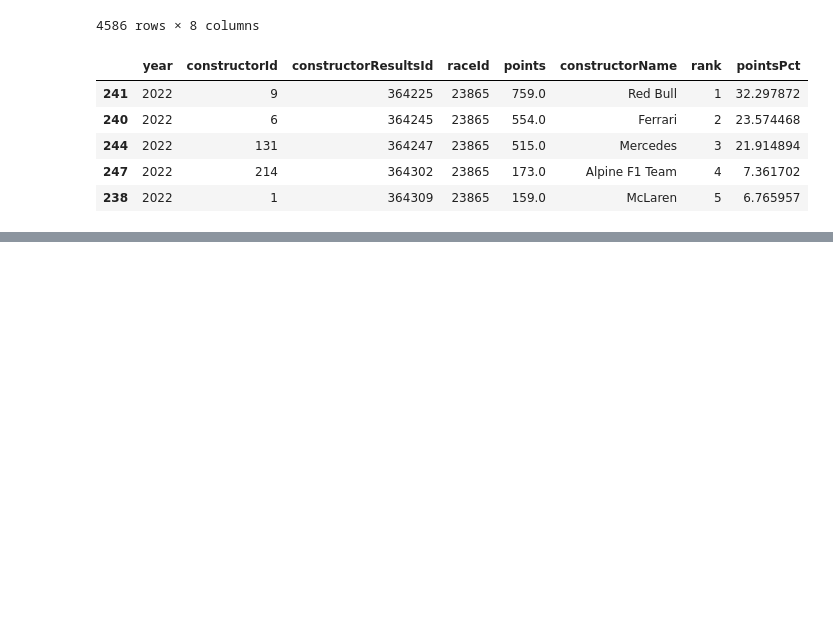
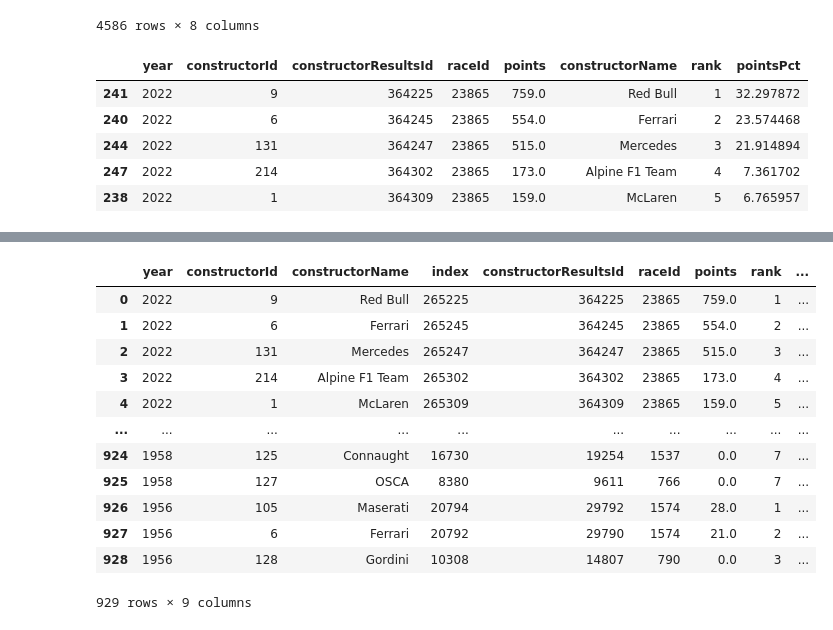
Before and after one commit to FarhatAdam/f1_pt_distribution, a Jupyter notebook: constructor_formatting.ipynb, the cells around one changed output, grey strips where cells are left out. Cells and saved outputs as stored; diff of their text form; code cells hidden in the pictures; blank space fills up the shorter version.

```diff
--- a/constructor_formatting.ipynb
+++ b/constructor_formatting.ipynb
@@ -151,0 +122,6 @@ constructor_names = dict(zip(constructors.constructorId, constructors.name))
+# %%
+allYears = with_years.copy().reset_index()
+allYears = allYears
+
+allYears['constructorName'] = allYears['constructorId'].map(constructor_names)
+allYears
@@ -203,0 +231,3 @@ YNPct = constructor_pts_year['year','constructorName','pointsPct']
+# %%
+allYears_pts = pd.DataFrame(allYears.groupby(['year','constructorId','constructorName']).sum('points').reset_index())
+allYears_pts
@@ -203,0 +248,28 @@ YNPct = constructor_pts_year['year','constructorName','pointsPct']
+# %%
+allYears_pts['year'] = allYears_pts['year'].astype('category')
+allYears_pts["rank"] = allYears_pts.groupby(['year'])["points"].rank(method="dense", ascending=False)
+allYears_pts["rank"] = allYears_pts['rank'].astype('int')
+
+
+allYears_pts['pointsPct']= (allYears_pts['points'] / allYears_pts.groupby('year')['points'].transform('sum') * 100)
+allYears_pts['pointsPct']= allYears_pts['pointsPct']
+
+allYears_pts = allYears_pts.sort_values(['year','points'], ascending=False).reset_index(drop=True)
+
+#allYears_pts.to_csv('transformed_data/allYears_pts.csv')
+# %%
+allYears_pts
+# %% [output]
+|  | year | constructorId | constructorName | index | constructorResultsId | raceId | points | rank | ... |
+| 0 | 2022 | 9 | Red Bull | 265225 | 364225 | 23865 | 759.0 | 1 | ... |
+| 1 | 2022 | 6 | Ferrari | 265245 | 364245 | 23865 | 554.0 | 2 | ... |
+| 2 | 2022 | 131 | Mercedes | 265247 | 364247 | 23865 | 515.0 | 3 | ... |
+| 3 | 2022 | 214 | Alpine F1 Team | 265302 | 364302 | 23865 | 173.0 | 4 | ... |
+| 4 | 2022 | 1 | McLaren | 265309 | 364309 | 23865 | 159.0 | 5 | ... |
+| ... | ... | ... | ... | ... | ... | ... | ... | ... | ... |
+| 924 | 1958 | 125 | Connaught | 16730 | 19254 | 1537 | 0.0 | 7 | ... |
+| 925 | 1958 | 127 | OSCA | 8380 | 9611 | 766 | 0.0 | 7 | ... |
+| 926 | 1956 | 105 | Maserati | 20794 | 29792 | 1574 | 28.0 | 1 | ... |
+| 927 | 1956 | 6 | Ferrari | 20792 | 29790 | 1574 | 21.0 | 2 | ... |
+| 928 | 1956 | 128 | Gordini | 10308 | 14807 | 790 | 0.0 | 3 | ... |
+929 rows × 9 columns
```
Also changed, not shown: parts of 14 cells of this notebook, 12 other files.
